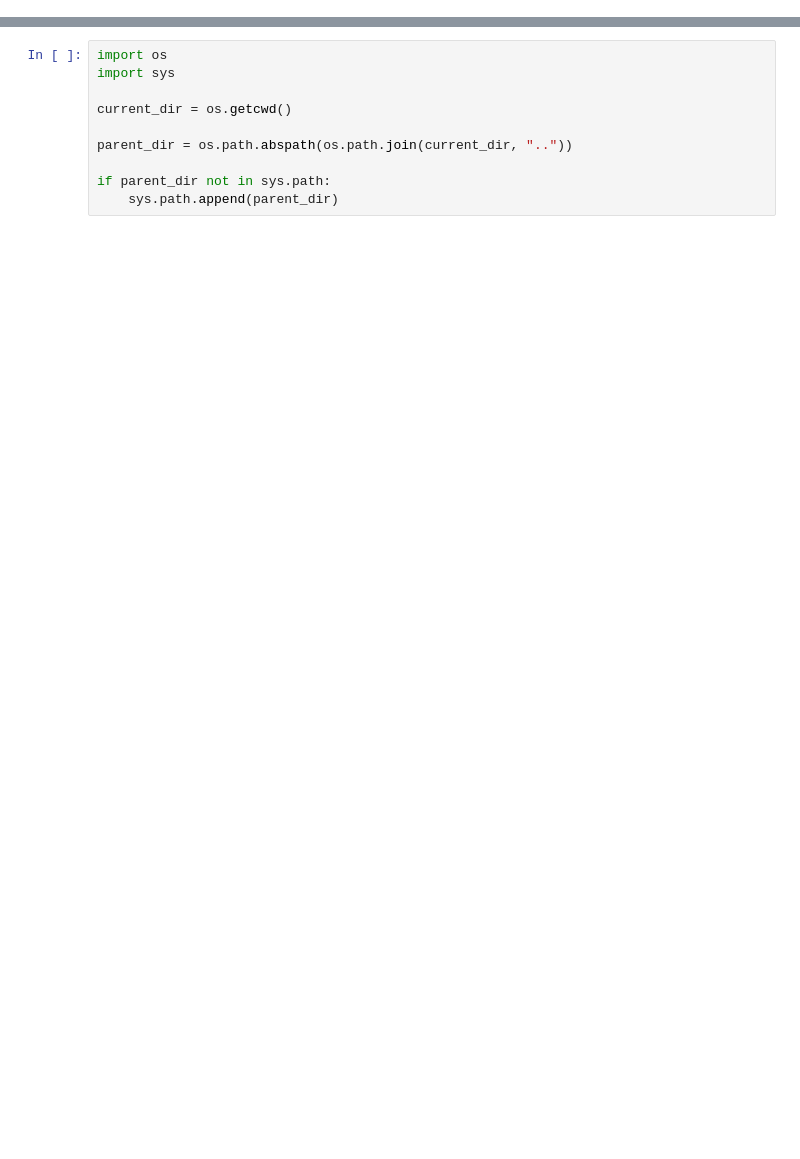
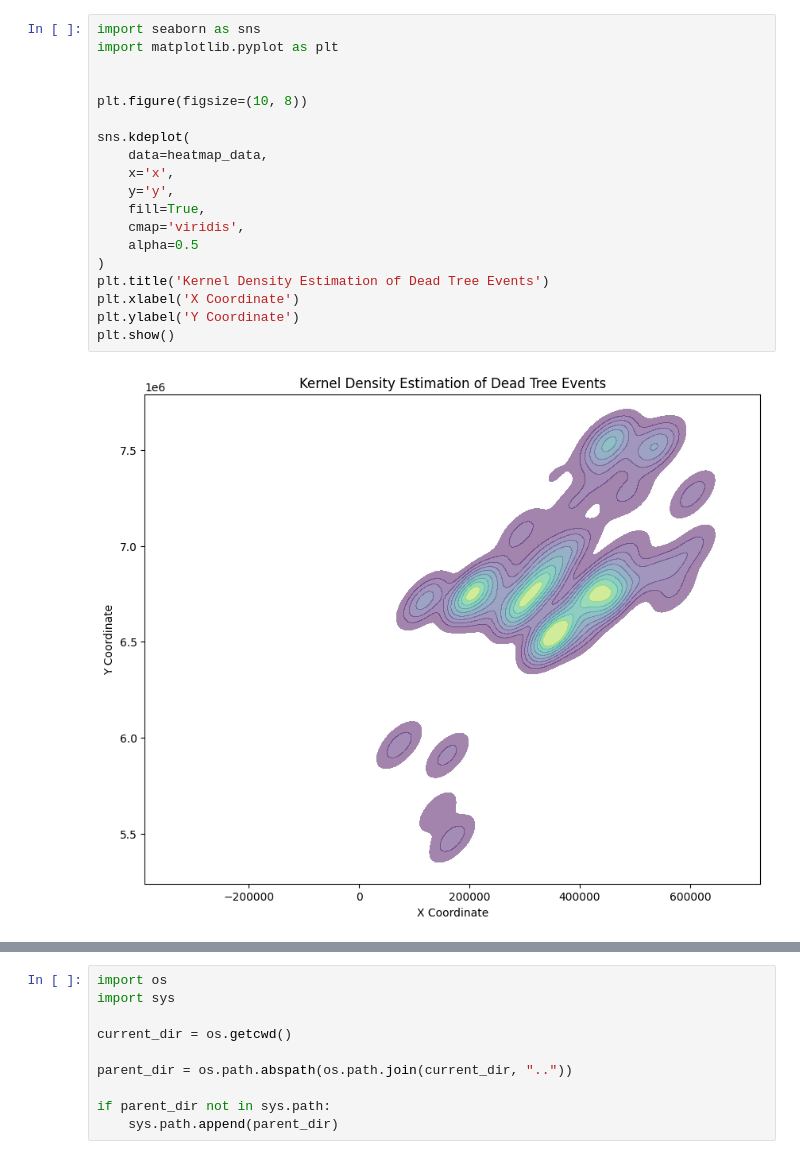
Before and after one commit to Global-Ecosystem-Health-Observatory/TreeMort, a Jupyter notebook: colab/demo.ipynb, the cells around one changed output, grey strips where cells are left out. Drawn from its saved outputs; the diff is of its cells as text; blank space fills up the shorter version.

```diff
--- a/colab/demo.ipynb
+++ b/colab/demo.ipynb
@@ -0,0 +180,21 @@
+# %%
+import seaborn as sns
+import matplotlib.pyplot as plt
+
+
+plt.figure(figsize=(10, 8))
+
+sns.kdeplot(
+    data=heatmap_data,
+    x='x',
+    y='y',
+    fill=True,
+    cmap='viridis',
+    alpha=0.5
+)
+plt.title('Kernel Density Estimation of Dead Tree Events')
+plt.xlabel('X Coordinate')
+plt.ylabel('Y Coordinate')
+plt.show()
+# %% [output]
+[figure, added]
```
Also changed, not shown: parts of 48 cells of this notebook, 10 other files.
